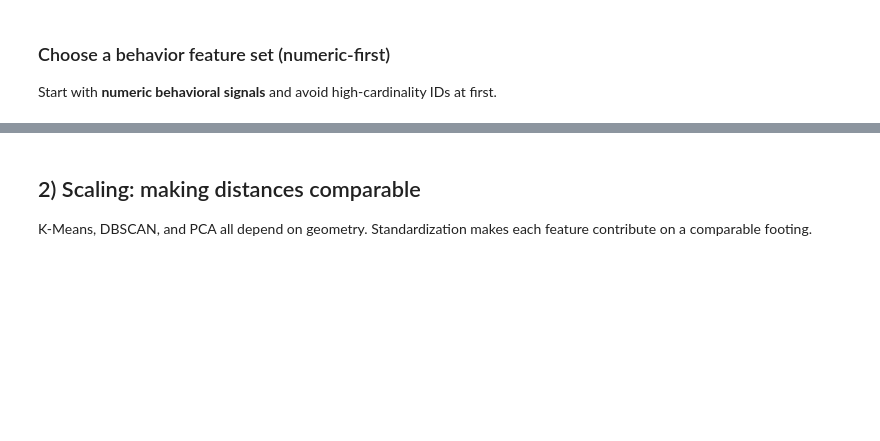
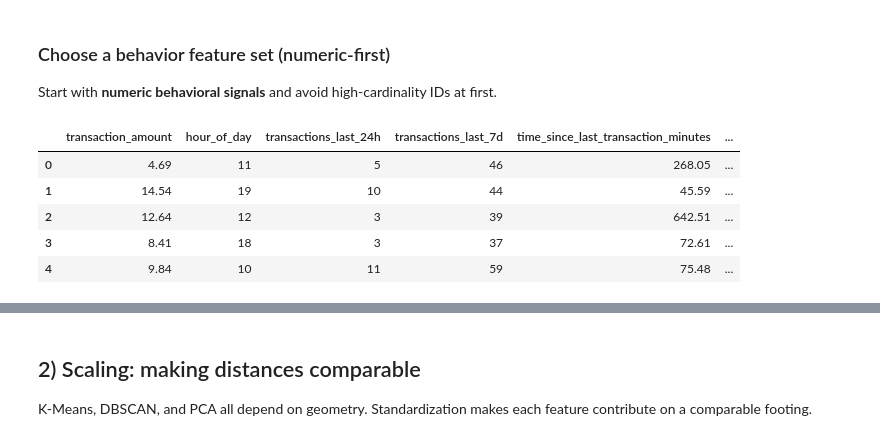
Before and after one commit to tunnel-ai/way, a Jupyter notebook: notebooks/04_00_main.ipynb, the cells around one changed output, grey strips where cells are left out. Saved outputs shown, nothing was run; the diff lists cells and outputs as text; code cells hidden in the pictures; blank space fills up the shorter version.

```diff
--- a/notebooks/04_00_main.ipynb
+++ b/notebooks/04_00_main.ipynb
@@ -58,17 +86,24 @@ Start with **numeric behavioral signals** and avoid high-cardinality IDs at firs
 # %%
 candidate_numeric = [
     "transaction_amount",
-    "transaction_hour",
-    "transaction_day",
-    "account_age_days",
-    "customer_risk_score",
-    "prior_transaction_count",
-    "prior_fraud_count",
+    "hour_of_day",                          # intent: transaction_hour
+    "transactions_last_24h",                # intent: prior_transaction_count (short window)
+    "transactions_last_7d",                 # intent: prior_transaction_count (longer window)
+    "time_since_last_transaction_minutes",  # intent: timing cadence
+    "avg_transaction_amount_30d",           # intent: amount behavior (central tendency)
+    "std_transaction_amount_30d",           # intent: amount behavior (variability)
 ]
 
 NUM_FEATURES = [c for c in candidate_numeric if c in df.columns]
 X_num = df[NUM_FEATURES].copy()
 
 X_num.head()
+# %% [output]
+|  | transaction_amount | hour_of_day | transactions_last_24h | transactions_last_7d | time_since_last_transaction_minutes | ... |
+| 0 | 4.69 | 11 | 5 | 46 | 268.05 | ... |
+| 1 | 14.54 | 19 | 10 | 44 | 45.59 | ... |
+| 2 | 12.64 | 12 | 3 | 39 | 642.51 | ... |
+| 3 | 8.41 | 18 | 3 | 37 | 72.61 | ... |
+| 4 | 9.84 | 10 | 11 | 59 | 75.48 | ... |
 # %%
 X_num.describe().T
```
Also changed, not shown: parts of 34 cells of this notebook, 3 other files.
